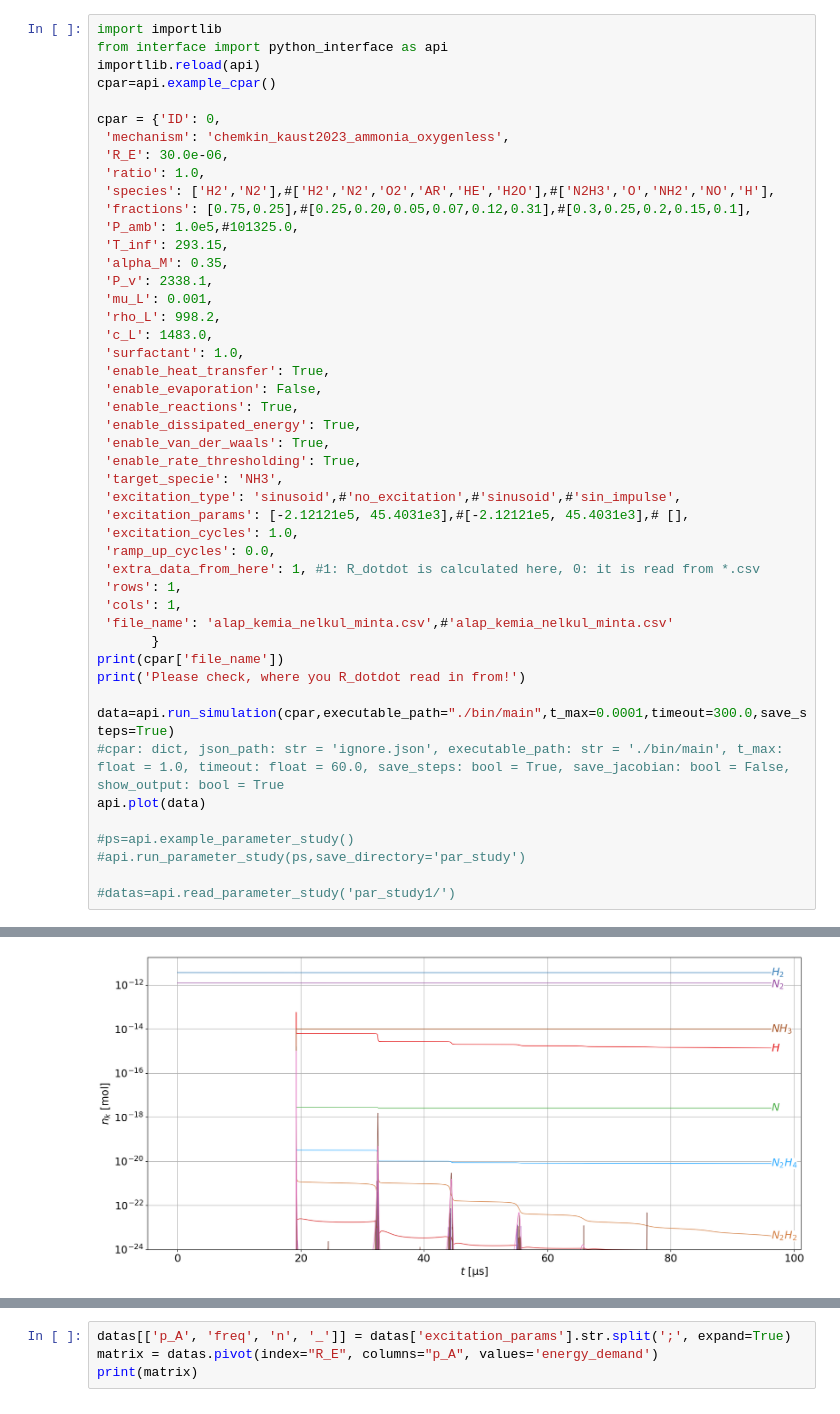
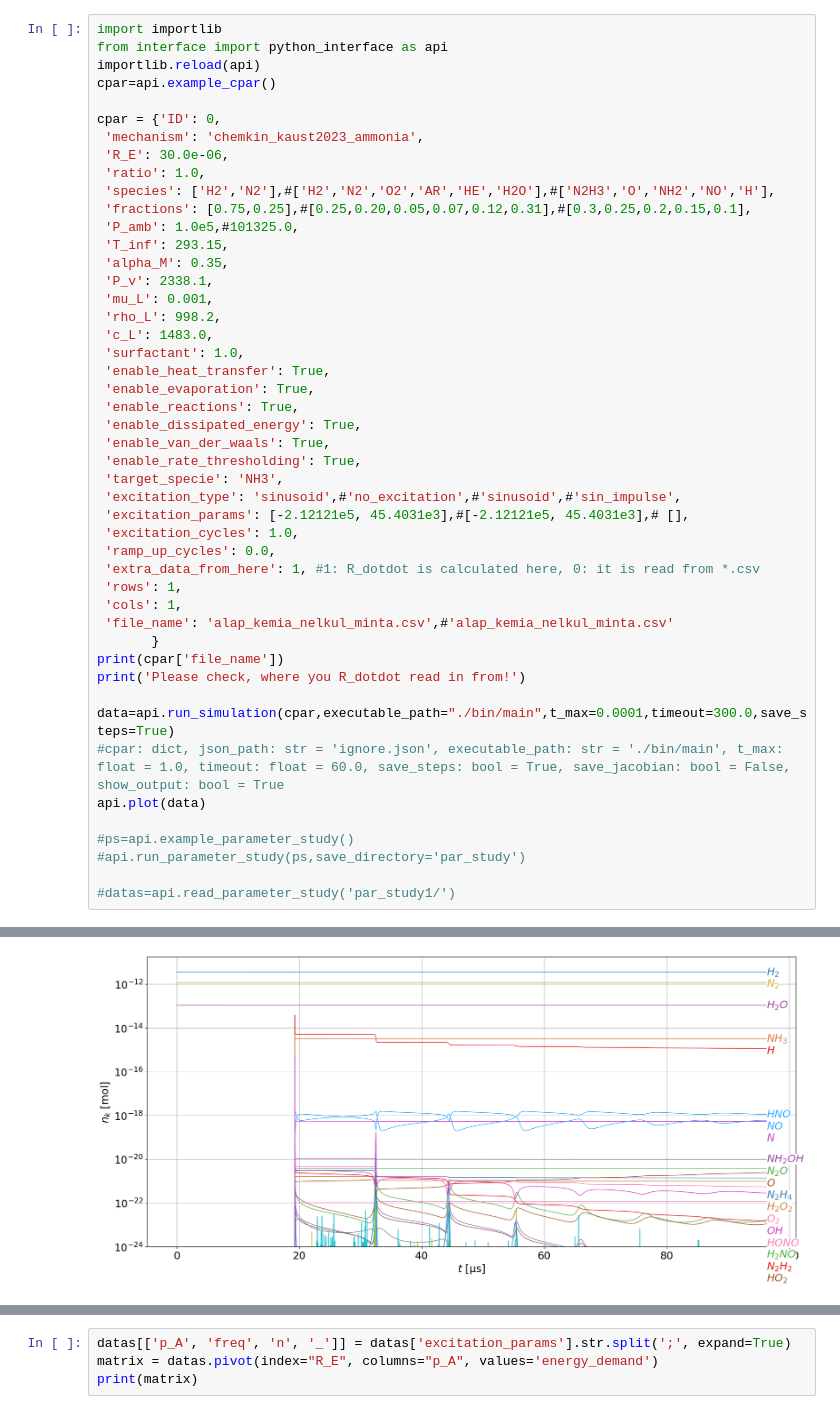
Before and after one commit to kozakaron/Bubble_dynamics_simulation_CPP, a Jupyter notebook: python_run.ipynb, the cells around one changed output, grey strips where cells are left out. Drawn from its saved outputs; the diff is of its cells as text.

Commit message:
Some fixes in connection with evaporation

```diff
--- a/python_run.ipynb
+++ b/python_run.ipynb
@@ -5,7 +5,7 @@ importlib.reload(api)
 cpar=api.example_cpar()
 
 cpar = {'ID': 0,
- 'mechanism': 'chemkin_kaust2023_ammonia_oxygenless',
+ 'mechanism': 'chemkin_kaust2023_ammonia',
  'R_E': 30.0e-06,
  'ratio': 1.0,
  'species': ['H2','N2'],#['H2','N2','O2','AR','HE','H2O'],#['N2H3','O','NH2','NO','H'],
@@ -19,7 +19,7 @@ cpar = {'ID': 0,
  'c_L': 1483.0,
  'surfactant': 1.0,
  'enable_heat_transfer': True,
- 'enable_evaporation': False,
+ 'enable_evaporation': True,
  'enable_reactions': True,
  'enable_dissipated_energy': True,
  'enable_van_der_waals': True,
@@ -57,4 +57,4 @@ Please check, where you R_dotdot read in from!
-[figure, old version]
+[figure, new version]
 [figure]
 Control Parameters:
   ID: 0
```
Also changed, not shown: parts of 2 cells of this notebook, 1 other file.
